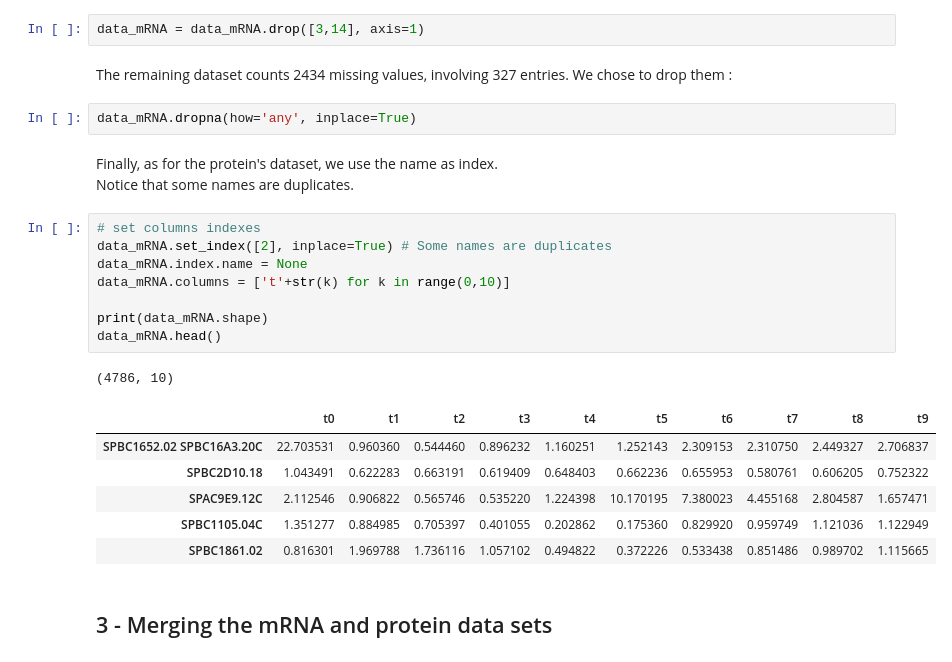
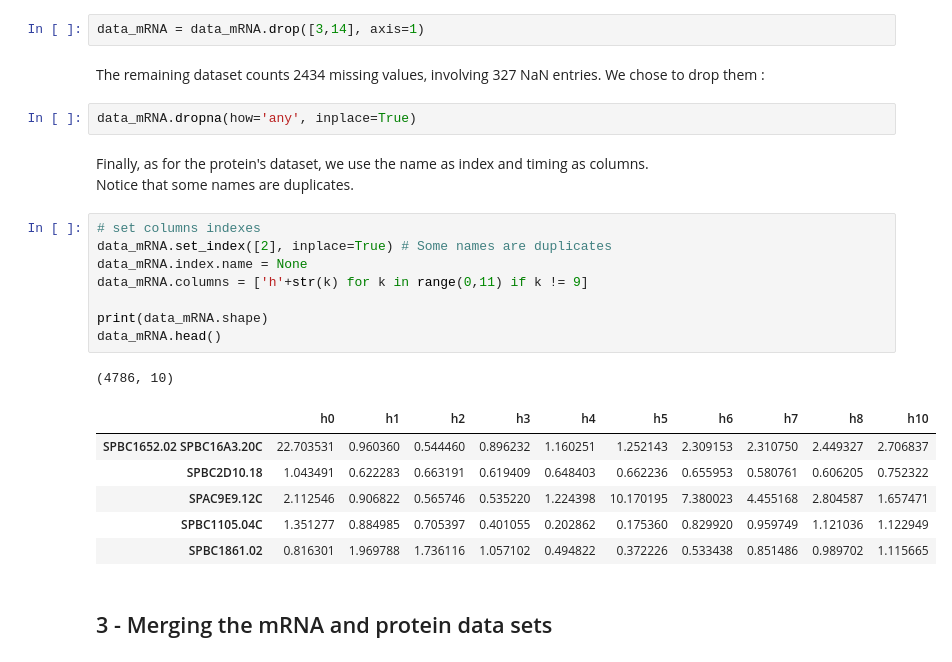
Before and after one commit to lfkrapp/easy-pancake, a Jupyter notebook: 1 - Data preprocessing.ipynb, the cells around one changed output. Cells and saved outputs as stored; diff of their text form.

```diff
--- a/1 - Data preprocessing.ipynb
+++ b/1 - Data preprocessing.ipynb
@@ -123,23 +123,23 @@ In order to get measures at the same time points in both datasets, we also remov
 # %%
 data_mRNA = data_mRNA.drop([3,14], axis=1)
 # %% [markdown]
-The remaining dataset counts 2434 missing values, involving 327 entries. We chose to drop them :
+The remaining dataset counts 2434 missing values, involving 327 NaN entries. We chose to drop them :
 # %%
 data_mRNA.dropna(how='any', inplace=True)
 # %% [markdown]
-Finally, as for the protein's dataset, we use the name as index.<br/>
+Finally, as for the protein's dataset, we use the name as index and timing as columns.<br/>
 Notice that some names are duplicates.
 # %%
 # set columns indexes
 data_mRNA.set_index([2], inplace=True) # Some names are duplicates
 data_mRNA.index.name = None
-data_mRNA.columns = ['t'+str(k) for k in range(0,10)]
+data_mRNA.columns = ['h'+str(k) for k in range(0,11) if k != 9]
 
 print(data_mRNA.shape)
 data_mRNA.head()
 # %% [output]
 (4786, 10)
-|  | t0 | t1 | t2 | t3 | t4 | t5 | t6 | t7 | t8 | t9 |
+|  | h0 | h1 | h2 | h3 | h4 | h5 | h6 | h7 | h8 | h10 |
 | SPBC1652.02 SPBC16A3.20C | 22.703531 | 0.960360 | 0.544460 | 0.896232 | 1.160251 | 1.252143 | 2.309153 | 2.310750 | 2.449327 | 2.706837 |
 | SPBC2D10.18 | 1.043491 | 0.622283 | 0.663191 | 0.619409 | 0.648403 | 0.662236 | 0.655953 | 0.580761 | 0.606205 | 0.752322 |
 | SPAC9E9.12C | 2.112546 | 0.906822 | 0.565746 | 0.535220 | 1.224398 | 10.170195 | 7.380023 | 4.455168 | 2.804587 | 1.657471 |
```
Also changed, not shown: parts of 10 cells of this notebook.
